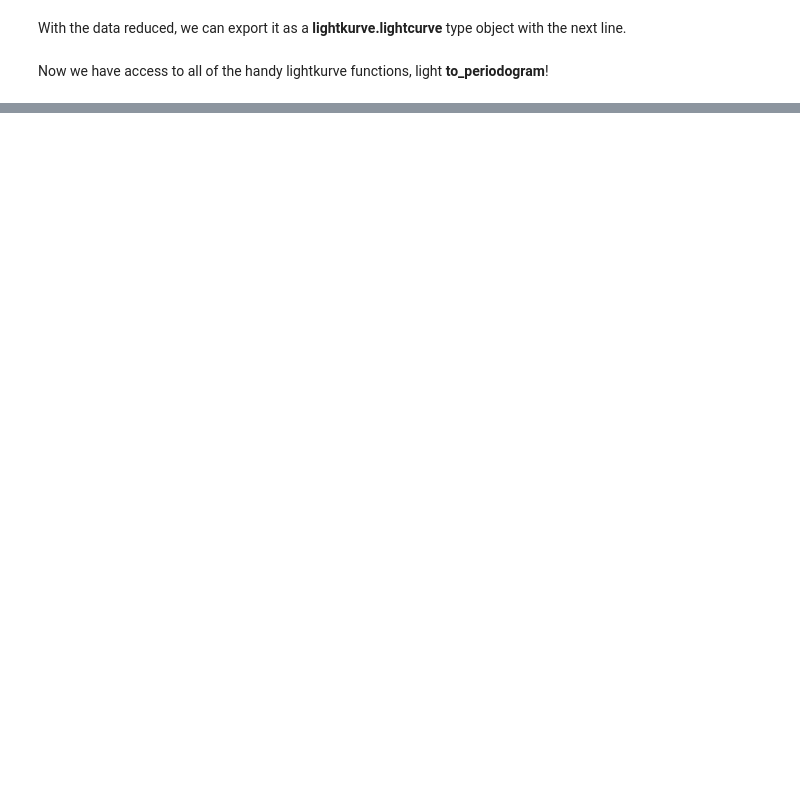
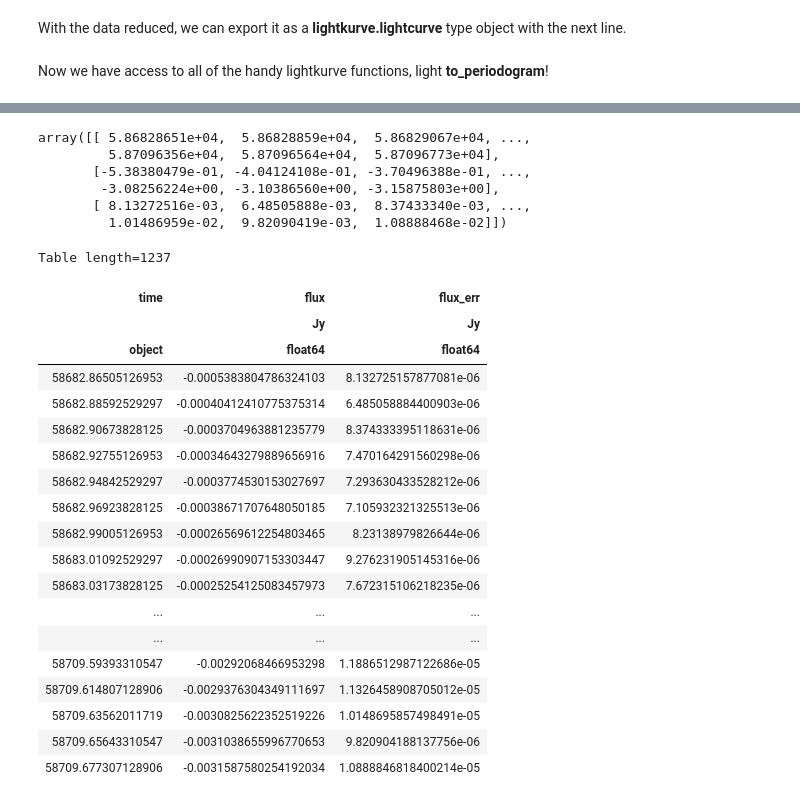
Before and after one commit to ZacharyLane1204/TESSreduce, a Jupyter notebook: Var_example.ipynb, the cells around one changed output, grey strips where cells are left out. Saved outputs shown, nothing was run; the diff lists cells and outputs as text; code cells hidden in the pictures; blank space fills up the shorter version.

```diff
--- a/Var_example.ipynb
+++ b/Var_example.ipynb
@@ -80,0 +86,9 @@ lc.fold(period=1/freq).plot()
+# %%
+tess.lc
+# %% [output]
+array([[ 5.86828651e+04,  5.86828859e+04,  5.86829067e+04, ...,
+         5.87096356e+04,  5.87096564e+04,  5.87096773e+04],
+       [-5.38380479e-01, -4.04124108e-01, -3.70496388e-01, ...,
+        -3.08256224e+00, -3.10386560e+00, -3.15875803e+00],
+       [ 8.13272516e-03,  6.48505888e-03,  8.37433340e-03, ...,
+         1.01486959e-02,  9.82090419e-03,  1.08888468e-02]])
@@ -80,0 +97,23 @@ lc.fold(period=1/freq).plot()
+# %%
+lc.to_table()
+# %% [output]
+Table length=1237
+| time | flux | flux_err |
+|  | Jy | Jy |
+| object | float64 | float64 |
+| 58682.86505126953 | -0.0005383804786324103 | 8.132725157877081e-06 |
+| 58682.88592529297 | -0.00040412410775375314 | 6.485058884400903e-06 |
+| 58682.90673828125 | -0.0003704963881235779 | 8.374333395118631e-06 |
+| 58682.92755126953 | -0.00034643279889656916 | 7.470164291560298e-06 |
+| 58682.94842529297 | -0.0003774530153027697 | 7.293630433528212e-06 |
+| 58682.96923828125 | -0.00038671707648050185 | 7.105932321325513e-06 |
+| 58682.99005126953 | -0.00026569612254803465 | 8.23138979826644e-06 |
+| 58683.01092529297 | -0.00026990907153303447 | 9.276231905145316e-06 |
+| 58683.03173828125 | -0.00025254125083457973 | 7.672315106218235e-06 |
+| ... | ... | ... |
+| ... | ... | ... |
+| 58709.59393310547 | -0.00292068466953298 | 1.1886512987122686e-05 |
+| 58709.614807128906 | -0.0029376304349111697 | 1.1326458908705012e-05 |
+| 58709.63562011719 | -0.0030825622352519226 | 1.0148695857498491e-05 |
+| 58709.65643310547 | -0.0031038655996770653 | 9.820904188137756e-06 |
+| 58709.677307128906 | -0.0031587580254192034 | 1.0888846818400214e-05 |
```
Also changed, not shown: parts of 10 cells of this notebook, 1 other file.
